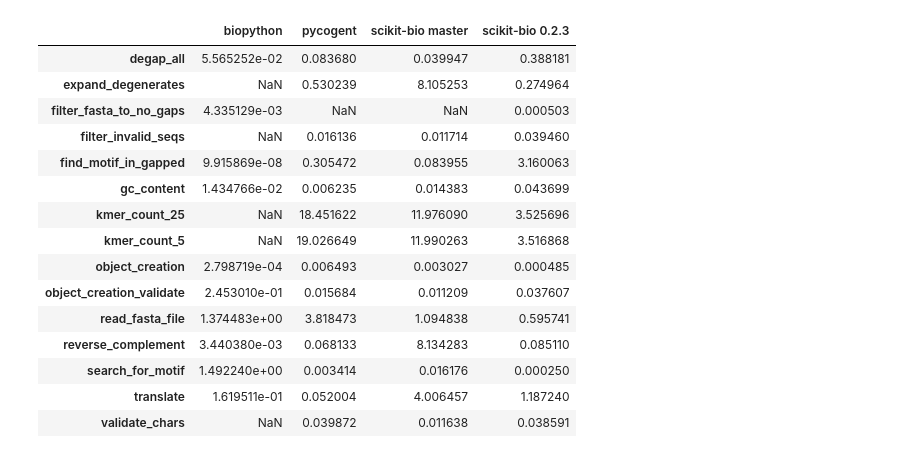
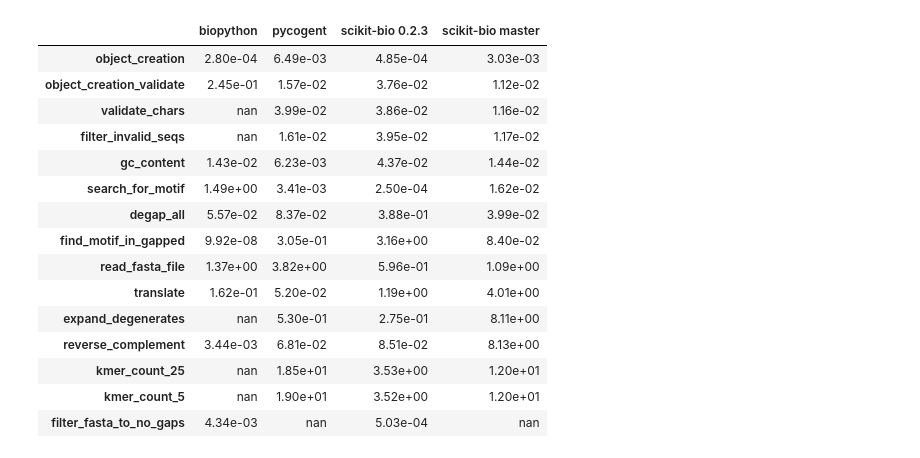
Before and after one commit to biocore/sequence-benchmarks, a Jupyter notebook: benchmarks/index.ipynb, the cells around one changed output. Saved outputs shown, nothing was run; the diff lists cells and outputs as text; code cells hidden in the pictures.

```diff
--- a/benchmarks/index.ipynb
+++ b/benchmarks/index.ipynb
@@ -1,29 +1,31 @@
 # %%
 %matplotlib inline
 import pandas as pd
 
 comparison = pd.concat([
     pd.DataFrame.from_csv("./biopy.csv"),
     pd.DataFrame.from_csv("./cogent.csv"),
+    pd.DataFrame.from_csv("./skbio023.csv"),
     pd.DataFrame.from_csv("./skbio.csv"),
-    pd.DataFrame.from_csv("./skbio023.csv"),
 ], axis=1)
+pd.set_option('display.float_format', lambda x: '%.2e' % x)
+comparison.sort("scikit-bio master", axis=0, inplace=True)
 comparison
 # %% [output]
-|  | biopython | pycogent | scikit-bio master | scikit-bio 0.2.3 |
-| degap_all | 5.565252e-02 | 0.083680 | 0.039947 | 0.388181 |
-| expand_degenerates | NaN | 0.530239 | 8.105253 | 0.274964 |
-| filter_fasta_to_no_gaps | 4.335129e-03 | NaN | NaN | 0.000503 |
-| filter_invalid_seqs | NaN | 0.016136 | 0.011714 | 0.039460 |
-| find_motif_in_gapped | 9.915869e-08 | 0.305472 | 0.083955 | 3.160063 |
-| gc_content | 1.434766e-02 | 0.006235 | 0.014383 | 0.043699 |
-| kmer_count_25 | NaN | 18.451622 | 11.976090 | 3.525696 |
-| kmer_count_5 | NaN | 19.026649 | 11.990263 | 3.516868 |
-| object_creation | 2.798719e-04 | 0.006493 | 0.003027 | 0.000485 |
-| object_creation_validate | 2.453010e-01 | 0.015684 | 0.011209 | 0.037607 |
-| read_fasta_file | 1.374483e+00 | 3.818473 | 1.094838 | 0.595741 |
-| reverse_complement | 3.440380e-03 | 0.068133 | 8.134283 | 0.085110 |
-| search_for_motif | 1.492240e+00 | 0.003414 | 0.016176 | 0.000250 |
-| translate | 1.619511e-01 | 0.052004 | 4.006457 | 1.187240 |
-| validate_chars | NaN | 0.039872 | 0.011638 | 0.038591 |
+|  | biopython | pycogent | scikit-bio 0.2.3 | scikit-bio master |
+| object_creation | 2.80e-04 | 6.49e-03 | 4.85e-04 | 3.03e-03 |
+| object_creation_validate | 2.45e-01 | 1.57e-02 | 3.76e-02 | 1.12e-02 |
+| validate_chars | nan | 3.99e-02 | 3.86e-02 | 1.16e-02 |
+| filter_invalid_seqs | nan | 1.61e-02 | 3.95e-02 | 1.17e-02 |
+| gc_content | 1.43e-02 | 6.23e-03 | 4.37e-02 | 1.44e-02 |
+| search_for_motif | 1.49e+00 | 3.41e-03 | 2.50e-04 | 1.62e-02 |
+| degap_all | 5.57e-02 | 8.37e-02 | 3.88e-01 | 3.99e-02 |
+| find_motif_in_gapped | 9.92e-08 | 3.05e-01 | 3.16e+00 | 8.40e-02 |
+| read_fasta_file | 1.37e+00 | 3.82e+00 | 5.96e-01 | 1.09e+00 |
+| translate | 1.62e-01 | 5.20e-02 | 1.19e+00 | 4.01e+00 |
+| expand_degenerates | nan | 5.30e-01 | 2.75e-01 | 8.11e+00 |
+| reverse_complement | 3.44e-03 | 6.81e-02 | 8.51e-02 | 8.13e+00 |
+| kmer_count_25 | nan | 1.85e+01 | 3.53e+00 | 1.20e+01 |
+| kmer_count_5 | nan | 1.90e+01 | 3.52e+00 | 1.20e+01 |
+| filter_fasta_to_no_gaps | 4.34e-03 | nan | 5.03e-04 | nan |
 # %%
```
Also changed, not shown: parts of 3 cells of this notebook.
